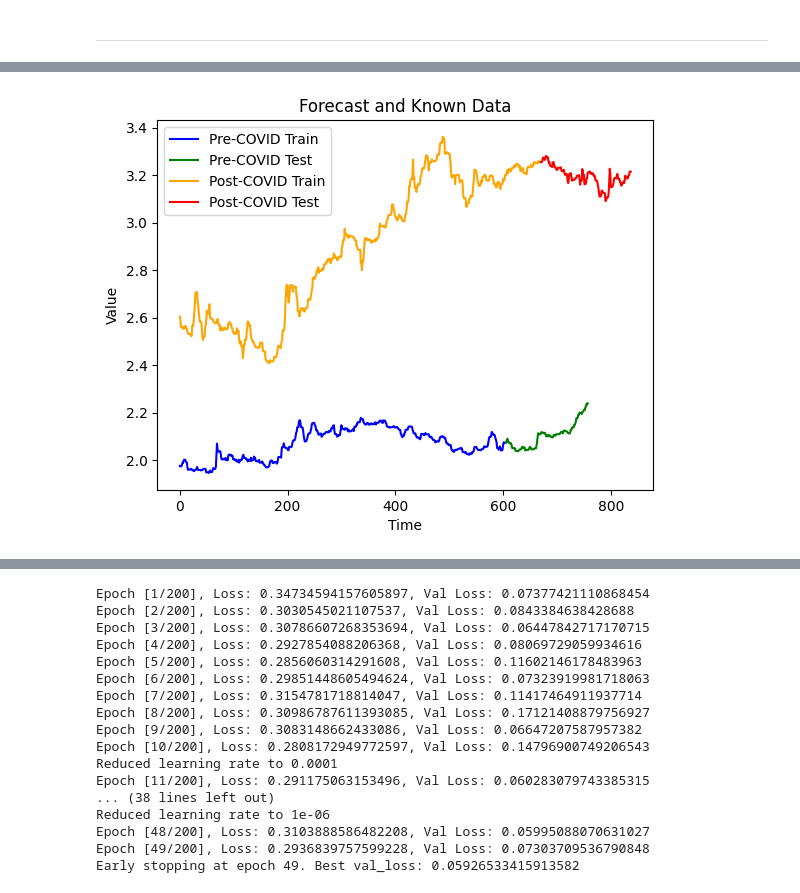
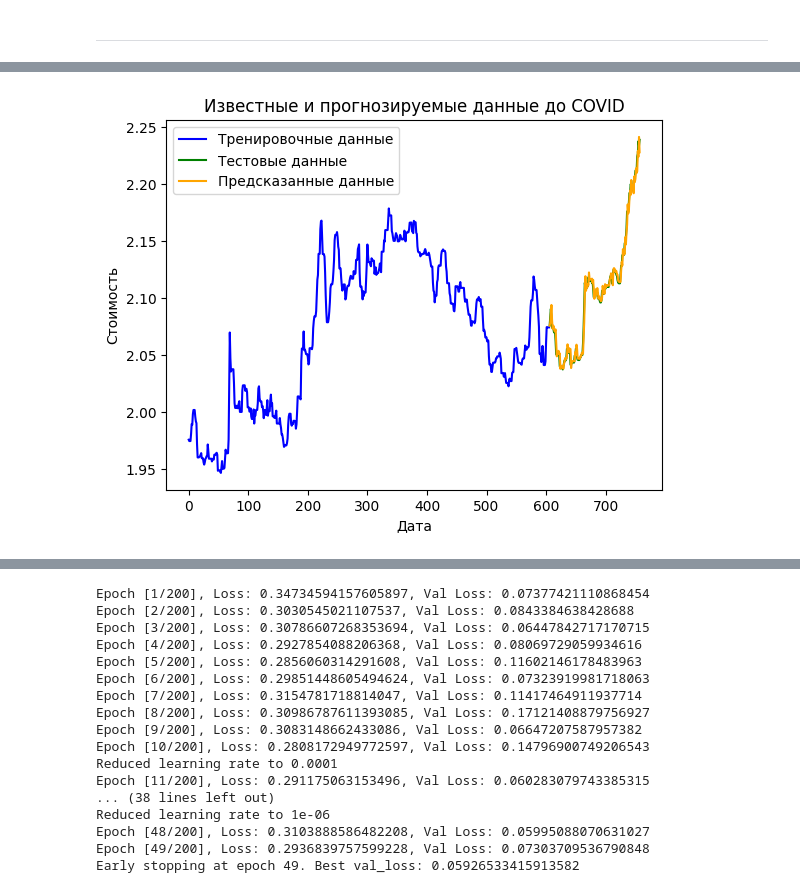
Before and after one commit to InnerShadow/UDSpredictor, a Jupyter notebook: src/demo.ipynb, the cells around one changed output, grey strips where cells are left out. Saved outputs shown, nothing was run; the diff lists cells and outputs as text; code cells hidden in the pictures.

Commit message:
Q_forecast_demo

```diff
--- a/src/demo.ipynb
+++ b/src/demo.ipynb
@@ -197,14 +219,16 @@ x_test_pre = np.arange(len(y_train_pre), len(y_train_pre) + len(y_test_pre))
 
 x_train_post = np.arange(len(y_train_post))
 x_test_post = np.arange(len(y_train_post), len(y_train_post) + len(y_test_post))
-# %%
-forecast_drawer = ForecastDrawer()
-
-forecast_drawer.add_known_data(x_train_pre, y_train_pre, label = "Pre-COVID Train")
-forecast_drawer.add_known_data(x_test_pre, y_test_pre, label = "Pre-COVID Test")
-forecast_drawer.add_known_data(x_train_post, y_train_post, label = "Post-COVID Train")
-forecast_drawer.add_known_data(x_test_post, y_test_post, label = "Post-COVID Test")
-
-forecast_drawer.plot()
-# %% [output]
-[figure, removed]
+# %%
+pre_forecast_drawer = ForecastDrawer()
+
+pre_forecast_drawer.add_known_data(x_train_pre, y_train_pre, label = "Тренировочные данные")
+
+pre_forecast_drawer.add_forecast_data(
+    x_test_pre, y_test_pre, "Тестовые данные",
+    x_test_pre, predicted_values_pre, "Предсказанные данные"
+)
+
+pre_forecast_drawer.plot()
+# %% [output]
+[figure, added]
```
Also changed, not shown: parts of 9 cells of this notebook, 1 other file.
